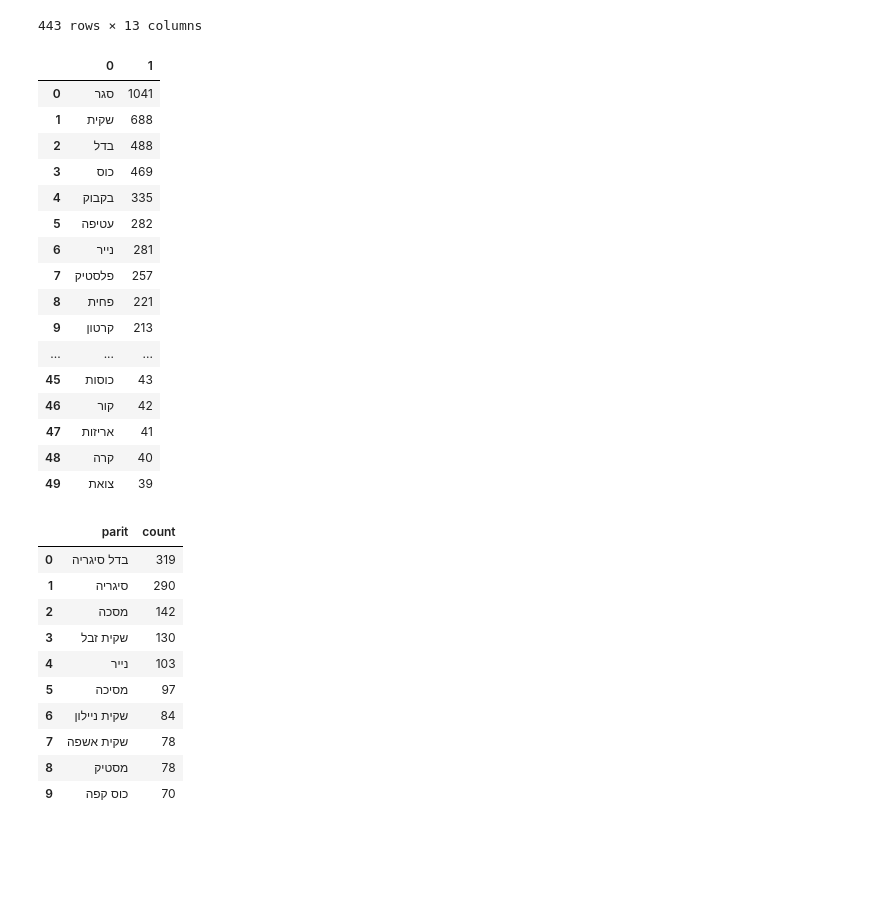
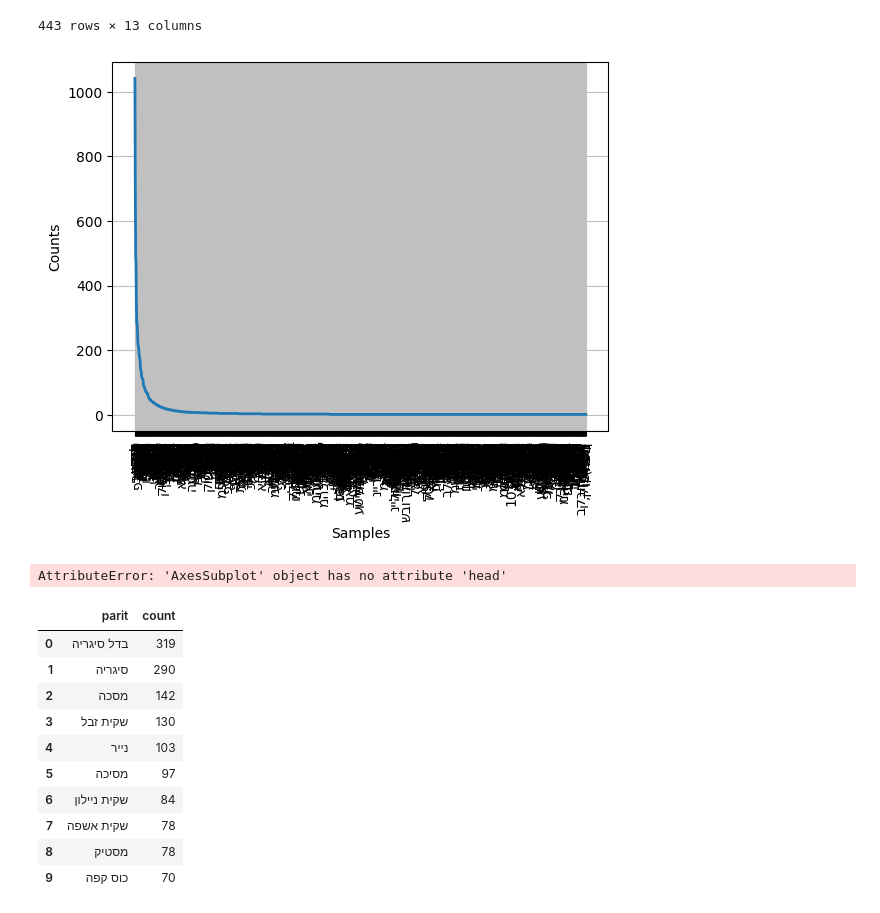
Before and after one commit to ColgateSmile/Visualization_Project_littering-incidents-Israel, a Jupyter notebook: master.ipynb, the cells around one changed output. Drawn from its saved outputs; the diff is of its cells as text; code cells hidden in the pictures; blank space fills up the shorter version.

```diff
--- a/master.ipynb
+++ b/master.ipynb
@@ -366,39 +366,24 @@ def hebrew_stemmer(word):
 # %%
 text = ''
 text = '\n'.join(df_merged['parit'])
 
 text = text.replace('ריה', 'ר')
 text = text.replace('ריות', 'ר')
 text = text.replace('יים', '')
 text = text.replace('ים', '')
 text = text.replace('של', '')
 text = text.replace('לי', 'ל')
 text = text.replace('פת', 'פה')
 text = text.replace('יות', 'ית')
 text = text.replace('ונ', ' ון')
 
 text = text.replace('סיג', 'סג')
 text = text.split()
 # print(text)
-pd.DataFrame(FreqDist(text).most_common(50))
+FreqDist(text).plot(50, cumulative= False)
 # %% [output]
-|  | 0 | 1 |
-| 0 | סגר | 1041 |
-| 1 | שקית | 688 |
-| 2 | בדל | 488 |
-| 3 | כוס | 469 |
-| 4 | בקבוק | 335 |
-| 5 | עטיפה | 282 |
-| 6 | נייר | 281 |
-| 7 | פלסטיק | 257 |
-| 8 | פחית | 221 |
-| 9 | קרטון | 213 |
-| ... | ... | ... |
-| 45 | כוסות | 43 |
-| 46 | קור | 42 |
-| 47 | אריזות | 41 |
-| 48 | קרה | 40 |
-| 49 | צואת | 39 |
+[figure, added]
+AttributeError: 'AxesSubplot' object has no attribute 'head'
 # %%
 unique_items = df_merged.parit.value_counts().to_dict()
 unique_items = pd.DataFrame(unique_items, index=[0]) \
```
Also changed, not shown: parts of 1 cell of this notebook.
